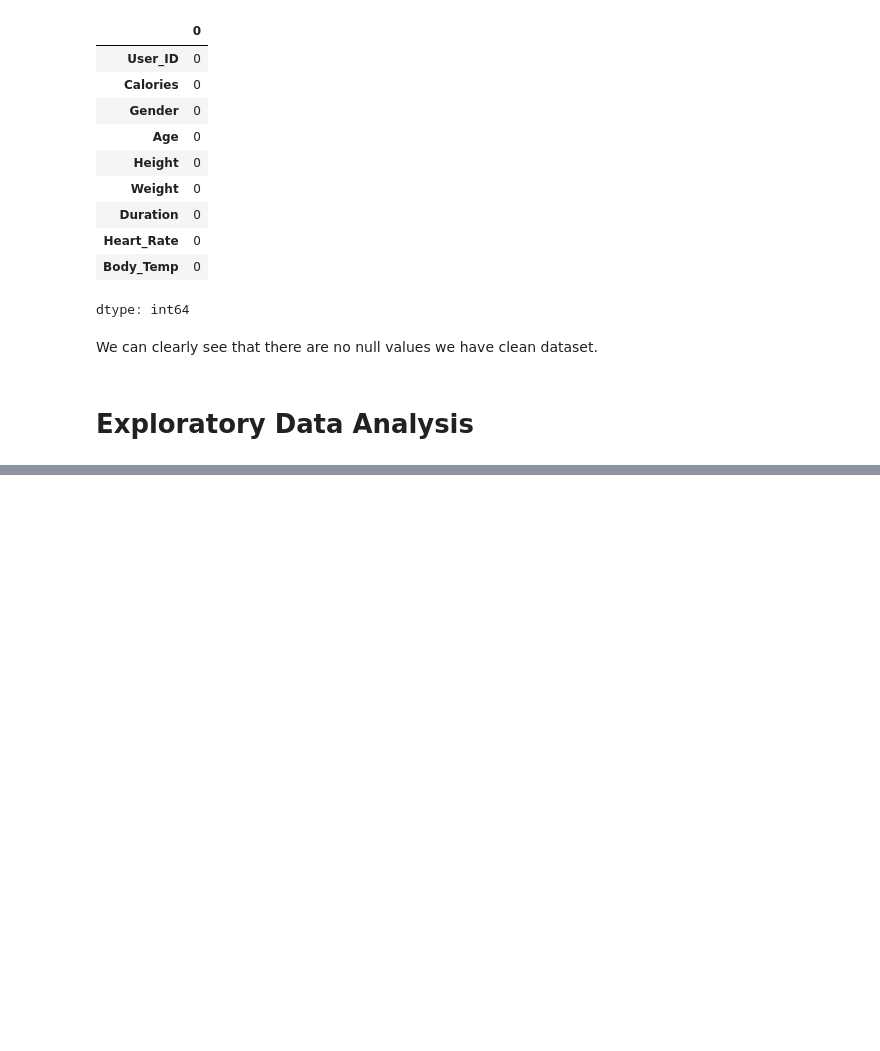
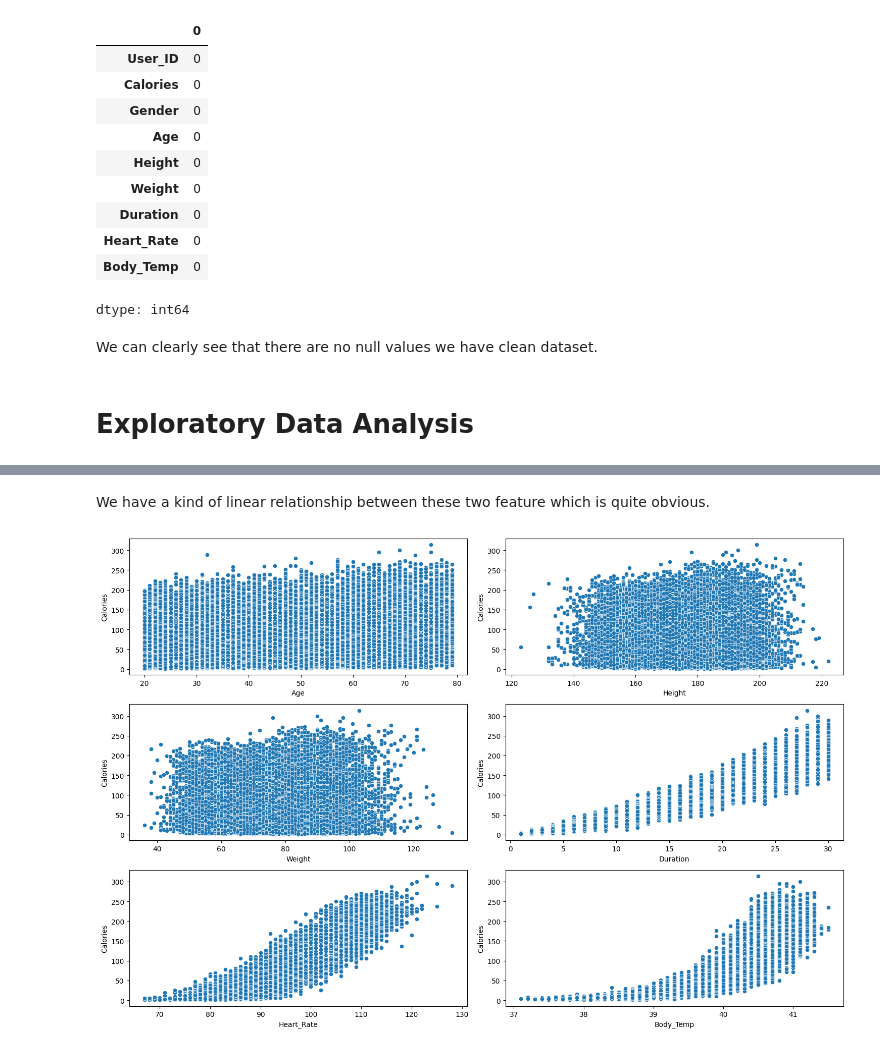
Before and after one commit to AshuuMishra/Calorie_Burnt_Prediction, a Jupyter notebook: Calories_Burnt_prediction.ipynb, the cells around one changed output, grey strips where cells are left out. Cells and saved outputs as stored; diff of their text form; code cells hidden in the pictures; blank space fills up the shorter version.

```diff
--- a/Calories_Burnt_prediction.ipynb
+++ b/Calories_Burnt_prediction.ipynb
@@ -123,0 +127,13 @@ sns.scatterplot()
+# %% [markdown]
+We have a kind of linear relationship between these two feature which is quite obvious.
+# %%
+feature=['Age','Height','Weight','Duration','Heart_Rate','Body_Temp']
+
+plt.figure(figsize=(15,10))
+for i,col in enumerate(feature):
+  plt.subplot(3,2,i+1)
+  sns.scatterplot(x=col,y='Calories',data=df)
+plt.tight_layout()
+plt.show()
+# %% [output]
+[figure, added]
```
Also changed, not shown: parts of 9 cells of this notebook.
